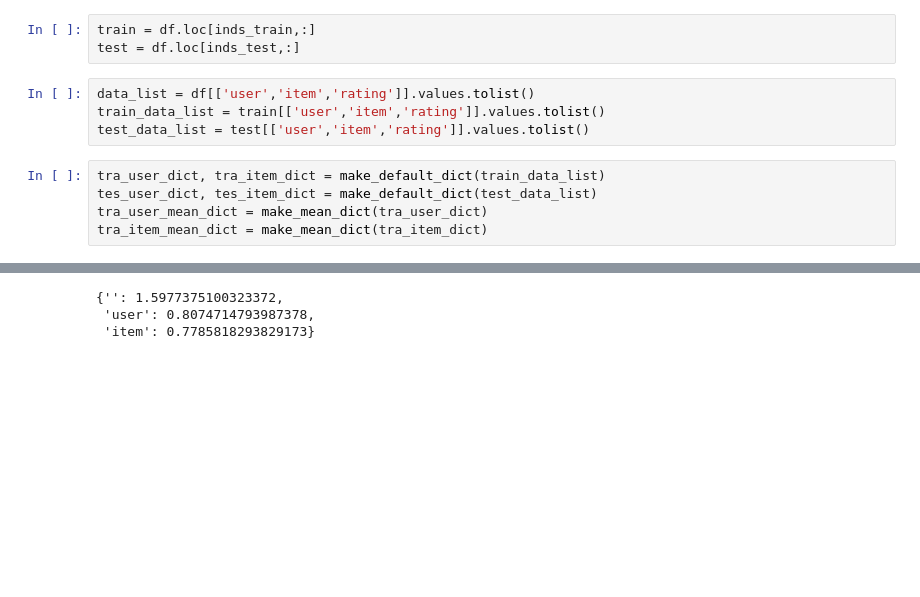
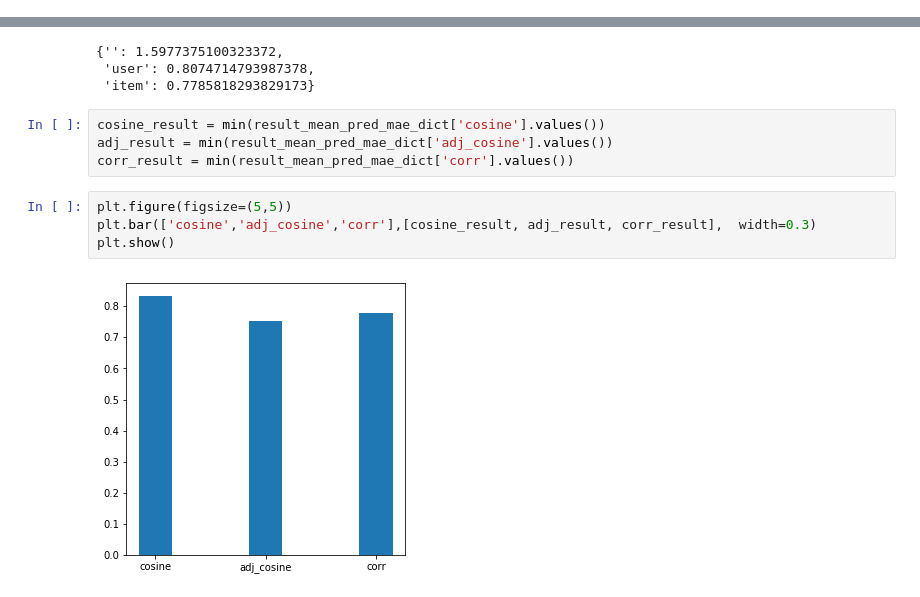
Before and after one commit to Hwan-I/Study, a Jupyter notebook: Recommend/Item-Based Collaborative Filtering Recommendation Algorithms/main.ipynb, the cells around one changed output, grey strips where cells are left out. Drawn from its saved outputs; the diff is of its cells as text; blank space fills up the shorter version.

```diff
--- a/Recommend/Item-Based Collaborative Filtering Recommendation Algorithms/main.ipynb
+++ b/Recommend/Item-Based Collaborative Filtering Recommendation Algorithms/main.ipynb
@@ -130,15 +118,3 @@ inds_train, inds_test = train_test_split(train_rate, df.index.tolist(), seed_num
-# %%
-train = df.loc[inds_train,:]
-test = df.loc[inds_test,:]
-# %%
-data_list = df[['user','item','rating']].values.tolist()
-train_data_list = train[['user','item','rating']].values.tolist()
-test_data_list = test[['user','item','rating']].values.tolist()
-# %%
-tra_user_dict, tra_item_dict = make_default_dict(train_data_list)
-tes_user_dict, tes_item_dict = make_default_dict(test_data_list)
-tra_user_mean_dict = make_mean_dict(tra_user_dict)
-tra_item_mean_dict = make_mean_dict(tra_item_dict)
 # %%
 def cal_correlate(item1_rating, item2_rating, item1_mean, item2_mean):
     """
@@ -710,3 +690,13 @@ result_mean_pred_mae_dict['corr']
 {'': 1.5977375100323372,
  'user': 0.8074714793987378,
  'item': 0.7785818293829173}
+# %%
+cosine_result = min(result_mean_pred_mae_dict['cosine'].values())
+adj_result = min(result_mean_pred_mae_dict['adj_cosine'].values())
+corr_result = min(result_mean_pred_mae_dict['corr'].values())
+# %%
+plt.figure(figsize=(5,5))
+plt.bar(['cosine','adj_cosine','corr'],[cosine_result, adj_result, corr_result],  width=0.3)
+plt.show()
+# %% [output]
+[figure, added]
```
Also changed, not shown: parts of 6 cells of this notebook.
